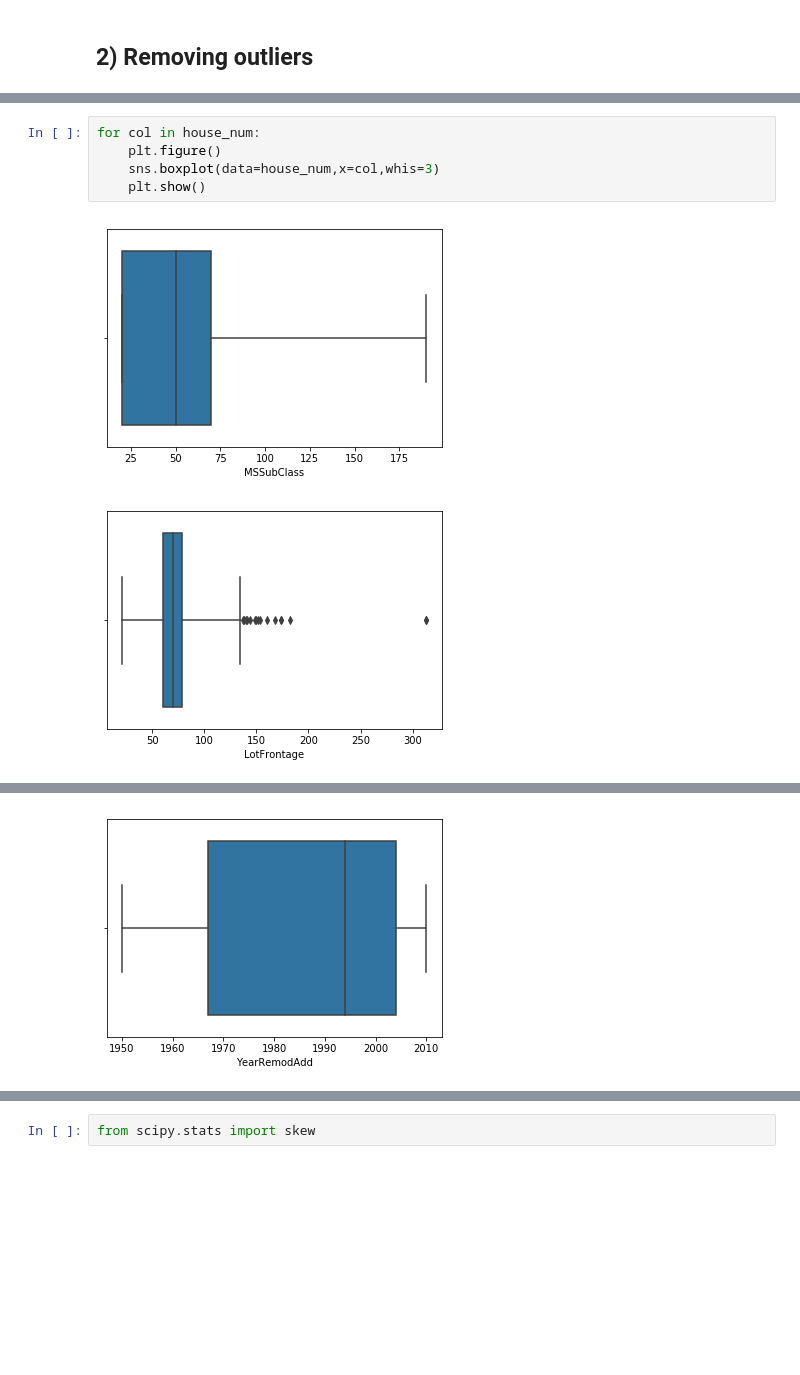
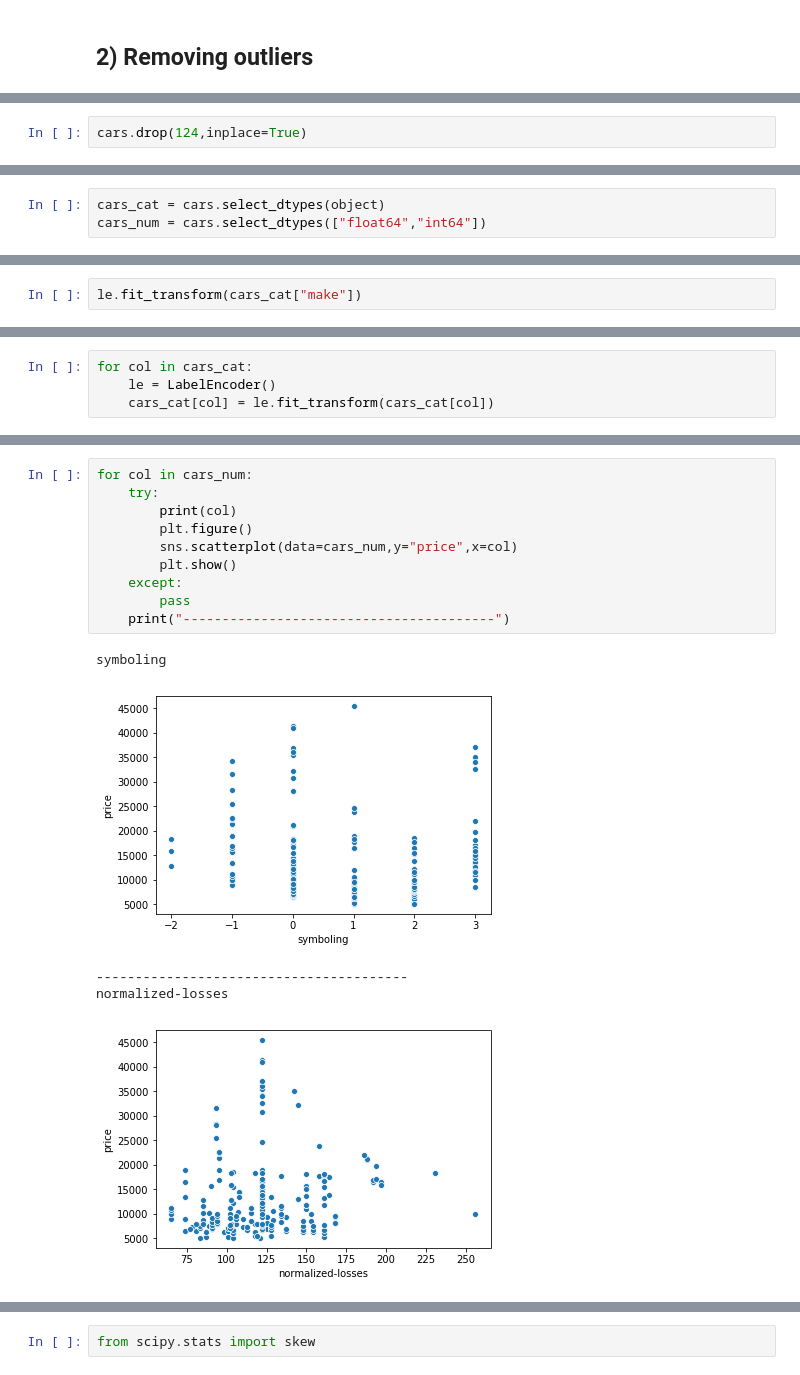
Before and after one commit to sukamal-ai/Machine_Learning_Cheat_Sheets, a Jupyter notebook: EDA and preprocessing.ipynb, the cells around one changed output, grey strips where cells are left out. Cells and saved outputs as stored; diff of their text form; blank space fills up the shorter version.

```diff
--- a/EDA and preprocessing.ipynb
+++ b/EDA and preprocessing.ipynb
@@ -368,0 +284,2 @@ house_num = house.select_dtypes(["int64","float64"])
+# %%
+cars.drop(124,inplace=True)
@@ -368,0 +296,3 @@ house_num = house.select_dtypes(["int64","float64"])
+# %%
+cars_cat = cars.select_dtypes(object)
+cars_num = cars.select_dtypes(["float64","int64"])
@@ -368,0 +334,2 @@ house_num = house.select_dtypes(["int64","float64"])
+# %%
+le.fit_transform(cars_cat["make"])
@@ -368,0 +349,4 @@ house_num = house.select_dtypes(["int64","float64"])
+# %%
+for col in cars_cat:
+    le = LabelEncoder()
+    cars_cat[col] = le.fit_transform(cars_cat[col])
@@ -369,8 +379,16 @@ house_num = house.select_dtypes(["int64","float64"])
 # %%
-for col in house_num:
-    plt.figure()
-    sns.boxplot(data=house_num,x=col,whis=3)
-    plt.show()
+for col in cars_num:
+    try:
+        print(col)
+        plt.figure()
+        sns.scatterplot(data=cars_num,y="price",x=col)
+        plt.show()
+    except:
+        pass
+    print("----------------------------------------")
 # %% [output]
+symboling
-[figure, old version]
+[figure, new version]
+----------------------------------------
+normalized-losses
-[figure, old version]
+[figure, new version]
@@ -381 +406,0 @@ for col in house_num:
-[figure, removed]
```
Also changed, not shown: parts of 80 cells of this notebook.
